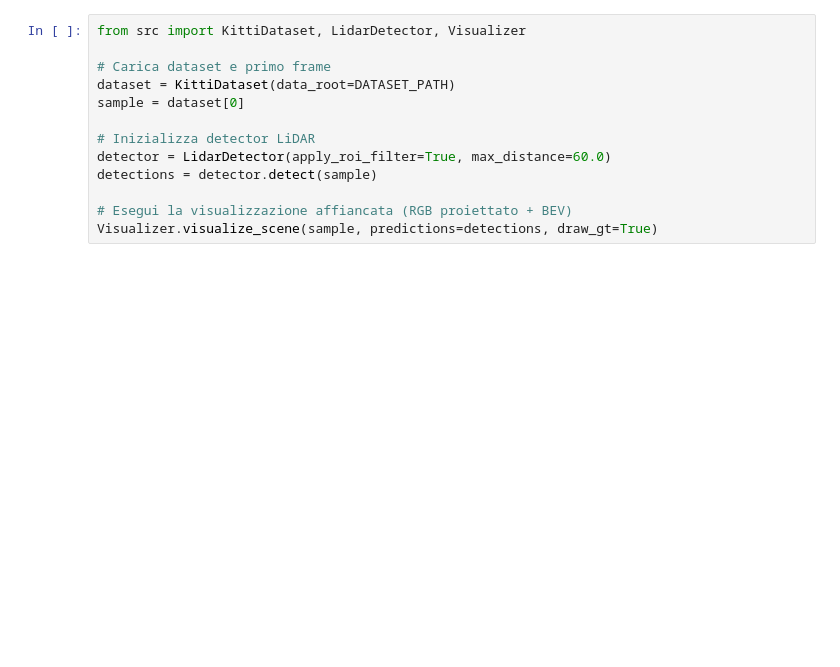
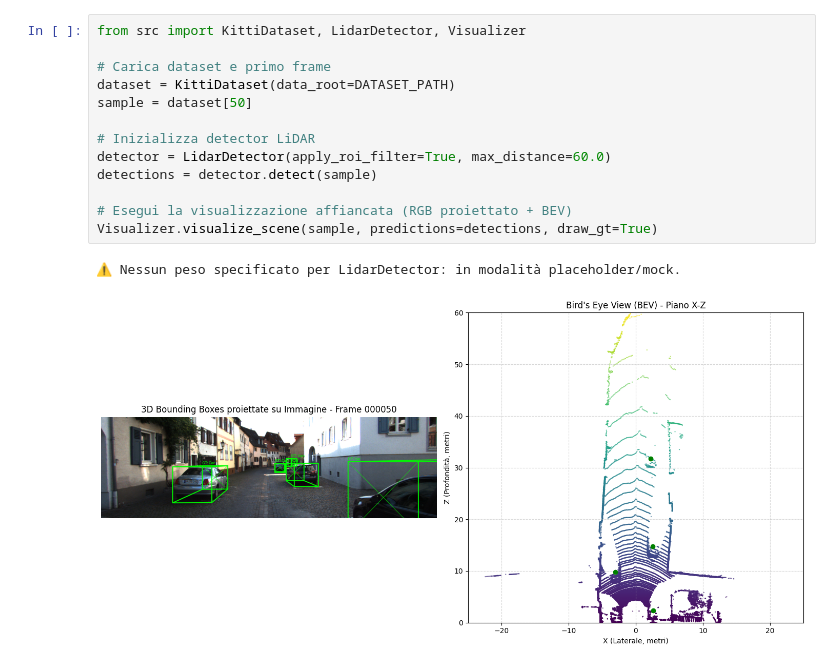
Before and after one commit to giacomosalvatori03/3D_Perception, a Jupyter notebook: notebooks/test_visualizer.ipynb, the cells around one changed output. Saved outputs shown, nothing was run; the diff lists cells and outputs as text; blank space fills up the shorter version.

Commit message:
Modified the visualizer class

```diff
--- a/notebooks/test_visualizer.ipynb
+++ b/notebooks/test_visualizer.ipynb
@@ -43,13 +62,16 @@ print(f"✅ Dataset Path: {DATASET_PATH}")
 # %%
 from src import KittiDataset, LidarDetector, Visualizer
 
 # Carica dataset e primo frame
 dataset = KittiDataset(data_root=DATASET_PATH)
-sample = dataset[0]
+sample = dataset[50]
 
 # Inizializza detector LiDAR
 detector = LidarDetector(apply_roi_filter=True, max_distance=60.0)
 detections = detector.detect(sample)
 
 # Esegui la visualizzazione affiancata (RGB proiettato + BEV)
 Visualizer.visualize_scene(sample, predictions=detections, draw_gt=True)
+# %% [output]
+⚠️ Nessun peso specificato per LidarDetector: in modalità placeholder/mock.
+[figure, added]
```
Also changed, not shown: parts of 1 cell of this notebook, 1 other file.
